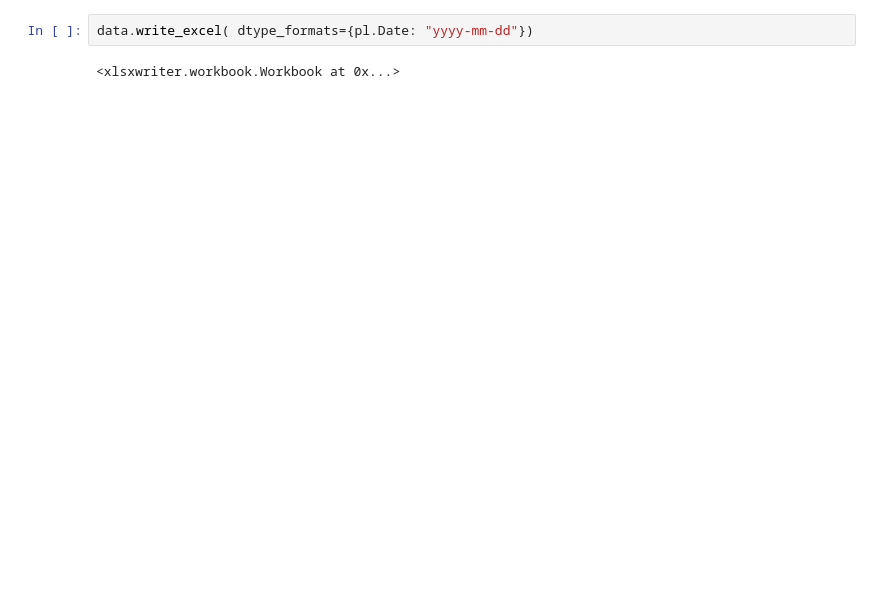
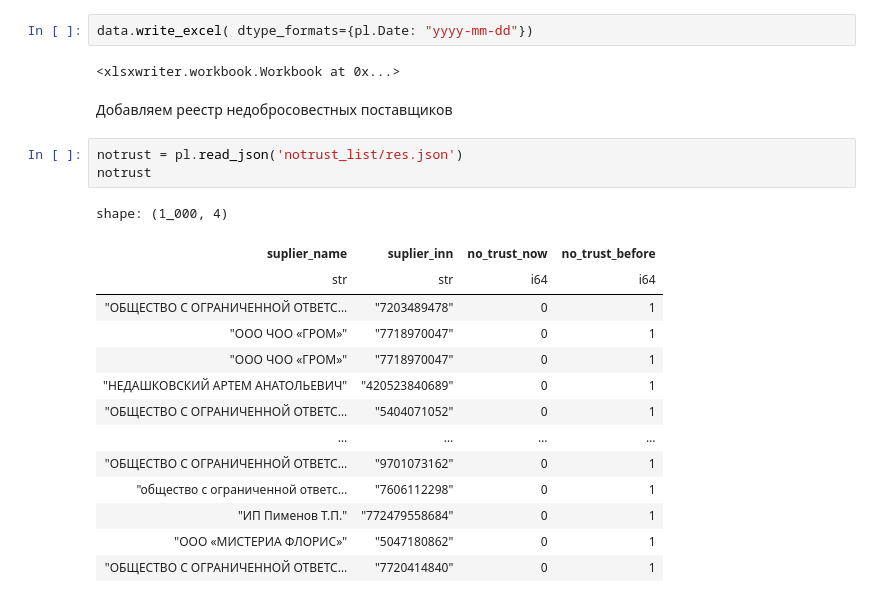
Before and after one commit to polinaryltseva/b2b_reccomendation_systems, a Jupyter notebook: data_predproc.ipynb, the cells around one changed output. Drawn from its saved outputs; the diff is of its cells as text; blank space fills up the shorter version.

```diff
--- a/data_predproc.ipynb
+++ b/data_predproc.ipynb
@@ -65,3 +65,23 @@ shape: (1, 18)
 data.write_excel( dtype_formats={pl.Date: "yyyy-mm-dd"})
 # %% [output]
 <xlsxwriter.workbook.Workbook at 0x...>
+# %% [markdown]
+Добавляем реестр недобросовестных поставщиков
+# %%
+notrust = pl.read_json('notrust_list/res.json')
+notrust
+# %% [output]
+shape: (1_000, 4)
+| suplier_name | suplier_inn | no_trust_now | no_trust_before |
+| str | str | i64 | i64 |
+| "ОБЩЕСТВО С ОГРАНИЧЕННОЙ ОТВЕТС… | "7203489478" | 0 | 1 |
+| "ООО ЧОО «ГРОМ»" | "7718970047" | 0 | 1 |
+| "ООО ЧОО «ГРОМ»" | "7718970047" | 0 | 1 |
+| "НЕДАШКОВСКИЙ АРТЕМ АНАТОЛЬЕВИЧ" | "420523840689" | 0 | 1 |
+| "ОБЩЕСТВО С ОГРАНИЧЕННОЙ ОТВЕТС… | "5404071052" | 0 | 1 |
+| … | … | … | … |
+| "ОБЩЕСТВО С ОГРАНИЧЕННОЙ ОТВЕТС… | "9701073162" | 0 | 1 |
+| "общество с ограниченной ответс… | "7606112298" | 0 | 1 |
+| "ИП Пименов Т.П." | "772479558684" | 0 | 1 |
+| "ООО «МИСТЕРИА ФЛОРИС»" | "5047180862" | 0 | 1 |
+| "ОБЩЕСТВО С ОГРАНИЧЕННОЙ ОТВЕТС… | "7720414840" | 0 | 1 |
```
Also changed, not shown: parts of 4 cells of this notebook, 1 other file.
